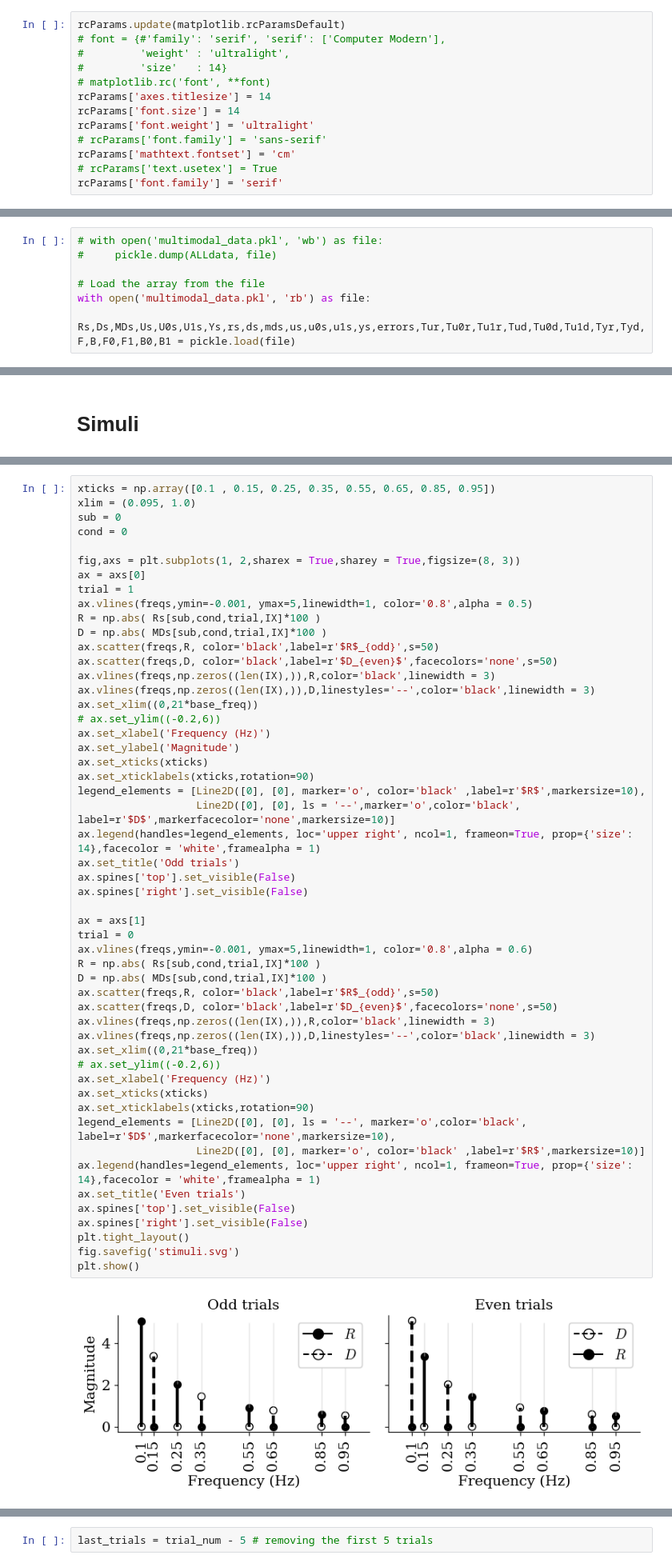
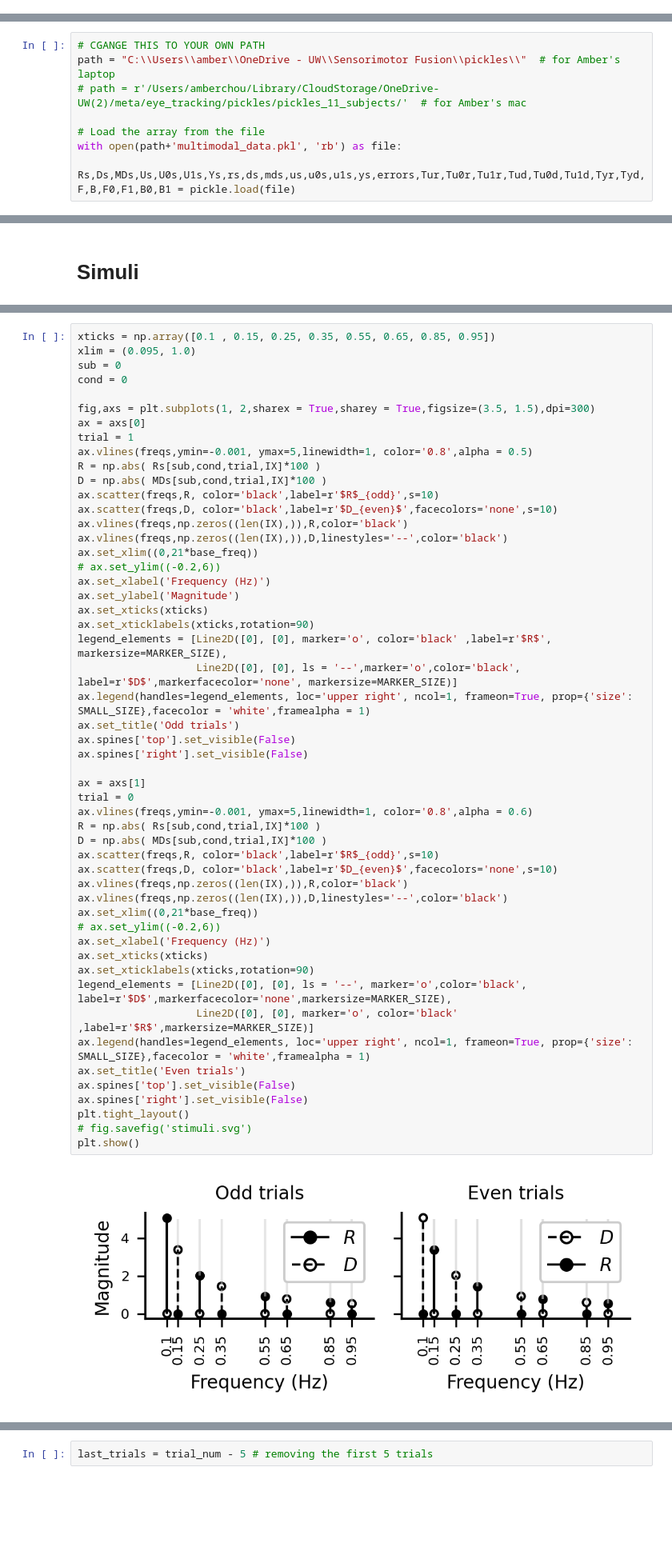
Before and after one commit to sburden-group/sensorimotor_fusion, a Jupyter notebook: analysis/Multimodal paper/20250218_performance.ipynb, the cells around one changed output, grey strips where cells are left out. Shown at 80% size. Saved outputs shown, nothing was run; the diff lists cells and outputs as text; blank space fills up the shorter version.

```diff
--- a/analysis/Multimodal paper/20250218_performance.ipynb
+++ b/analysis/Multimodal paper/20250218_performance.ipynb
@@ -37,13 +26,0 @@ sys.path.append('C:\\Users\\amber\\Documents\\GitHub\\sensorimotor_fusion\\analy
-# %%
-rcParams.update(matplotlib.rcParamsDefault)
-# font = {#'family': 'serif', 'serif': ['Computer Modern'],
-#         'weight' : 'ultralight',
-#         'size'   : 14}
-# matplotlib.rc('font', **font)
-rcParams['axes.titlesize'] = 14
-rcParams['font.size'] = 14
-rcParams['font.weight'] = 'ultralight'
-# rcParams['font.family'] = 'sans-serif'
-rcParams['mathtext.fontset'] = 'cm'
-# rcParams['text.usetex'] = True
-rcParams['font.family'] = 'serif'
@@ -92,9 +73,10 @@ scaleOutputScreen =  0.25
 # %% [markdown]
 # Load data
 # %%
-# with open('multimodal_data.pkl', 'wb') as file:
-#     pickle.dump(ALLdata, file)
+# CGANGE THIS TO YOUR OWN PATH
+path = "C:\\Users\\amber\\OneDrive - UW\\Sensorimotor Fusion\\pickles\\"  # for Amber's laptop
+# path = r'/Users/amberchou/Library/CloudStorage/OneDrive-UW(2)/meta/eye_tracking/pickles/pickles_11_subjects/'  # for Amber's mac
 
 # Load the array from the file
-with open('multimodal_data.pkl', 'rb') as file:
+with open(path+'multimodal_data.pkl', 'rb') as file:
     Rs,Ds,MDs,Us,U0s,U1s,Ys,rs,ds,mds,us,u0s,u1s,ys,errors,Tur,Tu0r,Tu1r,Tud,Tu0d,Tu1d,Tyr,Tyd,F,B,F0,F1,B0,B1 = pickle.load(file)
@@ -179,51 +154,51 @@ xlim = (0.095, 1.0)
 sub = 0
 cond = 0
 
-fig,axs = plt.subplots(1, 2,sharex = True,sharey = True,figsize=(8, 3))
+fig,axs = plt.subplots(1, 2,sharex = True,sharey = True,figsize=(3.5, 1.5),dpi=300)
 ax = axs[0]
 trial = 1
 ax.vlines(freqs,ymin=-0.001, ymax=5,linewidth=1, color='0.8',alpha = 0.5)
 R = np.abs( Rs[sub,cond,trial,IX]*100 )
 D = np.abs( MDs[sub,cond,trial,IX]*100 )
-ax.scatter(freqs,R, color='black',label=r'$R$_{odd}',s=50)
-ax.scatter(freqs,D, color='black',label=r'$D_{even}$',facecolors='none',s=50)
-ax.vlines(freqs,np.zeros((len(IX),)),R,color='black',linewidth = 3)
-ax.vlines(freqs,np.zeros((len(IX),)),D,linestyles='--',color='black',linewidth = 3)
+ax.scatter(freqs,R, color='black',label=r'$R$_{odd}',s=10)
+ax.scatter(freqs,D, color='black',label=r'$D_{even}$',facecolors='none',s=10)
+ax.vlines(freqs,np.zeros((len(IX),)),R,color='black')
+ax.vlines(freqs,np.zeros((len(IX),)),D,linestyles='--',color='black')
 ax.set_xlim((0,21*base_freq))
 # ax.set_ylim((-0.2,6))
 ax.set_xlabel('Frequency (Hz)')
 ax.set_ylabel('Magnitude')
 ax.set_xticks(xticks)
 ax.set_xticklabels(xticks,rotation=90)
-legend_elements = [Line2D([0], [0], marker='o', color='black' ,label=r'$R$',markersize=10),
-                   Line2D([0], [0], ls = '--',marker='o',color='black', label=r'$D$',markerfacecolor='none',markersize=10)]
-ax.legend(handles=legend_elements, loc='upper right', ncol=1, frameon=True, prop={'size': 14},facecolor = 'white',framealpha = 1)
+legend_elements = [Line2D([0], [0], marker='o', color='black' ,label=r'$R$', markersize=MARKER_SIZE),
+                   Line2D([0], [0], ls = '--',marker='o',color='black', label=r'$D$',markerfacecolor='none', markersize=MARKER_SIZE)]
+ax.legend(handles=legend_elements, loc='upper right', ncol=1, frameon=True, prop={'size': SMALL_SIZE},facecolor = 'white',framealpha = 1)
 ax.set_title('Odd trials')
 ax.spines['top'].set_visible(False)
 ax.spines['right'].set_visible(False)
 
 ax = axs[1]
 trial = 0
 ax.vlines(freqs,ymin=-0.001, ymax=5,linewidth=1, color='0.8',alpha = 0.6)
 R = np.abs( Rs[sub,cond,trial,IX]*100 )
 D = np.abs( MDs[sub,cond,trial,IX]*100 )
-ax.scatter(freqs,R, color='black',label=r'$R$_{odd}',s=50)
-ax.scatter(freqs,D, color='black',label=r'$D_{even}$',facecolors='none',s=50)
-ax.vlines(freqs,np.zeros((len(IX),)),R,color='black',linewidth = 3)
-ax.vlines(freqs,np.zeros((len(IX),)),D,linestyles='--',color='black',linewidth = 3)
+ax.scatter(freqs,R, color='black',label=r'$R$_{odd}',s=10)
+ax.scatter(freqs,D, color='black',label=r'$D_{even}$',facecolors='none',s=10)
+ax.vlines(freqs,np.zeros((len(IX),)),R,color='black')
+ax.vlines(freqs,np.zeros((len(IX),)),D,linestyles='--',color='black')
 ax.set_xlim((0,21*base_freq))
 # ax.set_ylim((-0.2,6))
 ax.set_xlabel('Frequency (Hz)')
 ax.set_xticks(xticks)
 ax.set_xticklabels(xticks,rotation=90)
-legend_elements = [Line2D([0], [0], ls = '--', marker='o',color='black', label=r'$D$',markerfacecolor='none',markersize=10),
-                   Line2D([0], [0], marker='o', color='black' ,label=r'$R$',markersize=10)]
-ax.legend(handles=legend_elements, loc='upper right', ncol=1, frameon=True, prop={'size': 14},facecolor = 'white',framealpha = 1)
+legend_elements = [Line2D([0], [0], ls = '--', marker='o',color='black', label=r'$D$',markerfacecolor='none',markersize=MARKER_SIZE),
+                   Line2D([0], [0], marker='o', color='black' ,label=r'$R$',markersize=MARKER_SIZE)]
+ax.legend(handles=legend_elements, loc='upper right', ncol=1, frameon=True, prop={'size': SMALL_SIZE},facecolor = 'white',framealpha = 1)
 ax.set_title('Even trials')
 ax.spines['top'].set_visible(False)
 ax.spines['right'].set_visible(False)
 plt.tight_layout()
-fig.savefig('stimuli.svg')
+# fig.savefig('stimuli.svg')
 plt.show()
 # %% [output]
-[figure, old version]
+[figure, new version]
```
Also changed, not shown: parts of 31 cells of this notebook, 5 other files.
